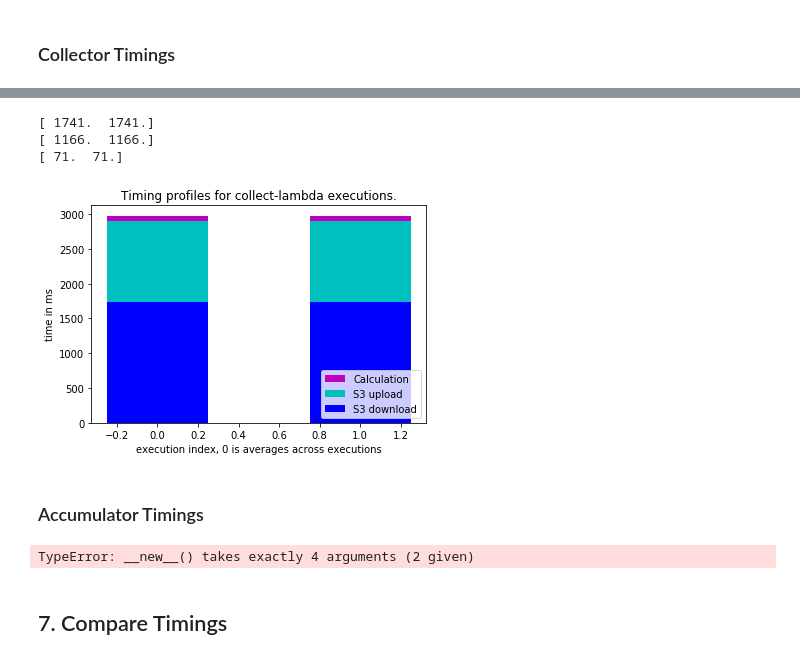
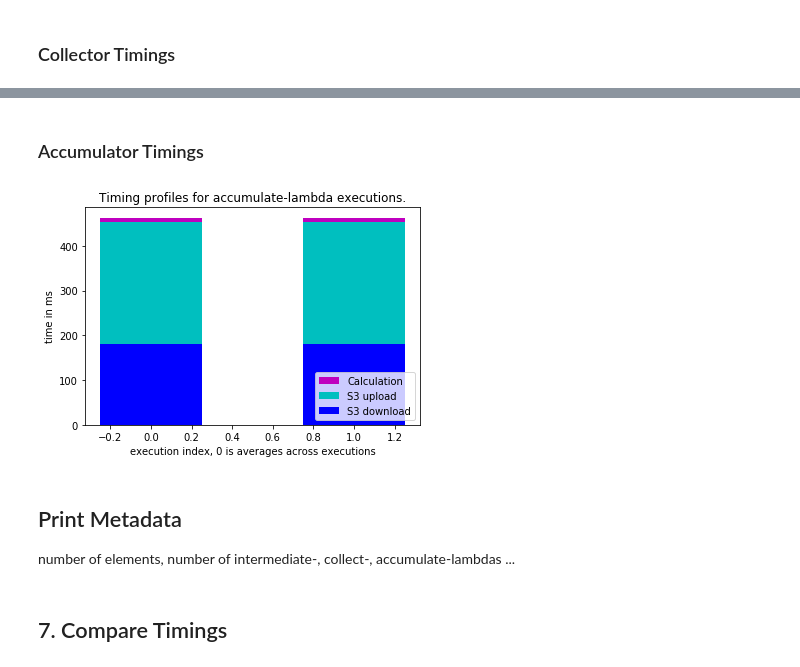
Before and after one commit to joh-mue/MOps, a Jupyter notebook: jupyter-notebooks/MultiUnitMultiplication.ipynb, the cells around one changed output, grey strips where cells are left out. Saved outputs shown, nothing was run; the diff lists cells and outputs as text; code cells hidden in the pictures.

```diff
--- a/jupyter-notebooks/MultiUnitMultiplication.ipynb
+++ b/jupyter-notebooks/MultiUnitMultiplication.ipynb
@@ -300,20 +304,2 @@ def collect_values(lambda_type): # collect values into arrays
-# %%
-def plot_timing_profile(down_values, up_values, calc_values, lambda_type):
-    N = len(down_values)
-    ind = np.arange(N)    # the x locations for the groups
-    width = 0.5           # the width of the bars: can also be len(x) sequence
-
-    fig, ax = plt.subplots()
-
-    p1 = plt.bar(ind, down_values, width, color='b')
-    p2 = plt.bar(ind, up_values, width, color='c', bottom=down_values)
-    p3 = plt.bar(ind, calc_values, width, color='m', bottom=np.add(down_values,up_values))
-
-    ax.set_ylabel('time in ms')
-    ax.set_xlabel('execution index, 0 is averages across executions')
-    ax.set_title('Timing profiles for {}-lambda executions.'.format(lambda_type))
-
-    ax.legend((p3, p2, p1), ('Calculation', 'S3 upload','S3 download'), loc=4)
-    plt.show()
 # %%
 lambda_type = 'collect'
@@ -326,18 +310,2 @@ coll_down, coll_up, coll_calc = collect_values(lambda_type)
-# %%
-# add the average as the first value
-coll_down = np.append(np.average(coll_down), coll_down)
-coll_up = np.append(np.average(coll_up), coll_up)
-coll_calc = np.append(np.average(coll_calc), coll_calc)
-
-print coll_down
-print coll_up
-print coll_calc
-
-plot_timing_profile(coll_down, coll_up, coll_calc, lambda_type)
-# %% [output]
-[ 1741.  1741.]
-[ 1166.  1166.]
-[ 71.  71.]
-[figure, removed]
 # %% [markdown]
 ### Accumulator Timings
@@ -346,5 +312,6 @@ Timings = namedtuple('Timings', ['down','up','calculation'])
 # %%
 lambda_type = 'accumulate'
-accumulate_timings = Timings(collect_values(lambda_type))
+collect_timings = collect_values(lambda_type, add_average=True)
+plot_timing_profile(collect_timings, lambda_type)
 # %% [output]
-TypeError: __new__() takes exactly 4 arguments (2 given)
+[figure, added]
@@ -361,3 +318,7 @@ for event in response['events']:
+# %% [markdown]
+## Print Metadata
+
+number of elements, number of intermediate-, collect-, accumulate-lambdas ...
 # %% [markdown]
 ## 7. Compare Timings
 # %% [markdown]
```
Also changed, not shown: parts of 11 cells of this notebook.
